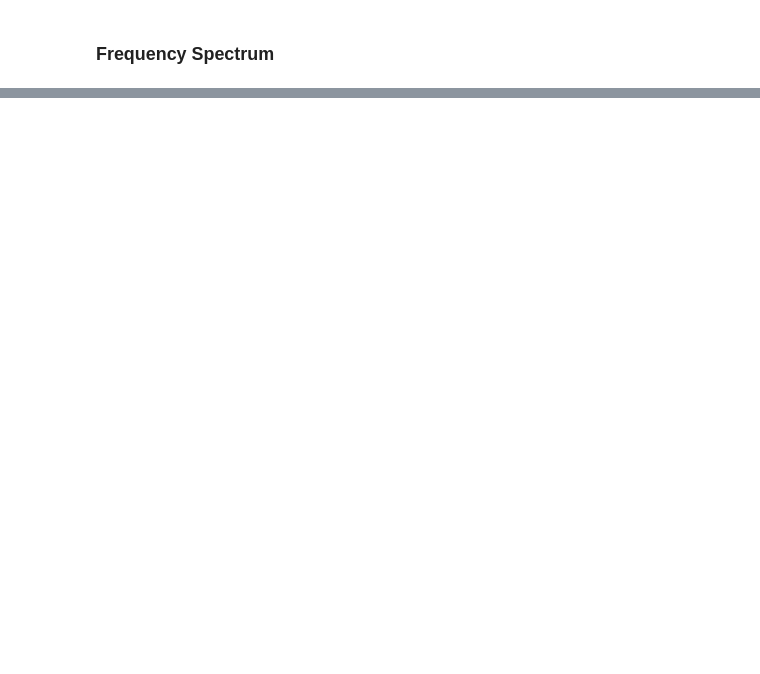
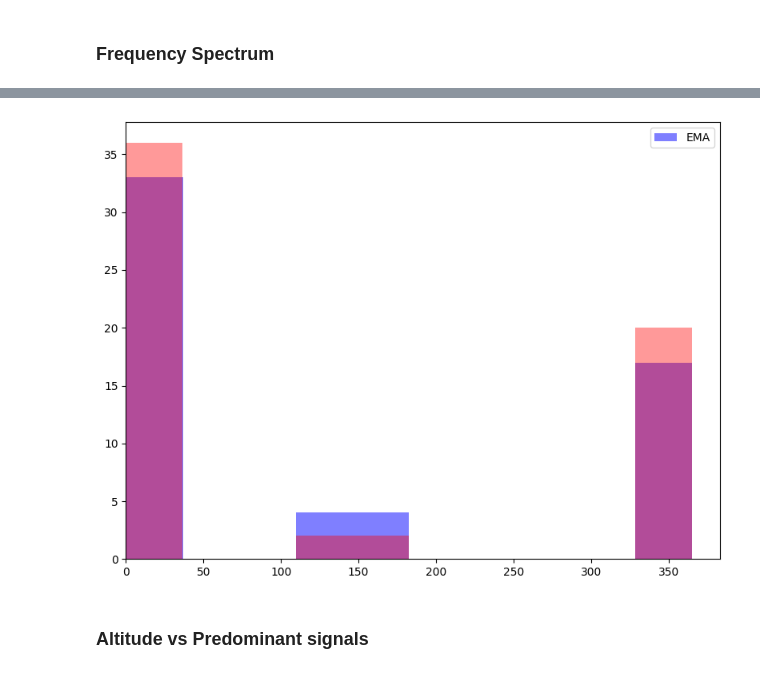
Before and after one commit to maureenfonseca/TFG, a Jupyter notebook: scripts/Analysis_Long Term.ipynb, the cells around one changed output, grey strips where cells are left out. Cells and saved outputs as stored; diff of their text form; code cells hidden in the pictures; blank space fills up the shorter version.

```diff
--- a/scripts/Analysis_Long Term.ipynb
+++ b/scripts/Analysis_Long Term.ipynb
@@ -332,0 +338,4 @@ top_signals_GPM
+# %%
+tmp = pd.read_excel('./signals.xls')
+# %%
+tmp[tmp > 500] = np.nan
@@ -332,0 +364,13 @@ top_signals_GPM
+# %%
+fig, ax = plt.subplots(figsize=(8, 6))
+ax.hist(tmp['EMA'], color= 'blue', alpha=0.5, label='EMA')
+ax.hist(tmp['IMERG'], color= 'red', alpha=0.4)
+ax.legend()
+ax.set_xlim(left=0)
+fig.tight_layout()
+plt.savefig(f'./PLOTS/hist_EF.png')
+plt.show()
+# %% [output]
+[figure, added]
+# %% [markdown]
+### Altitude vs Predominant signals
```
Also changed, not shown: parts of 14 cells of this notebook, 6 other files.
